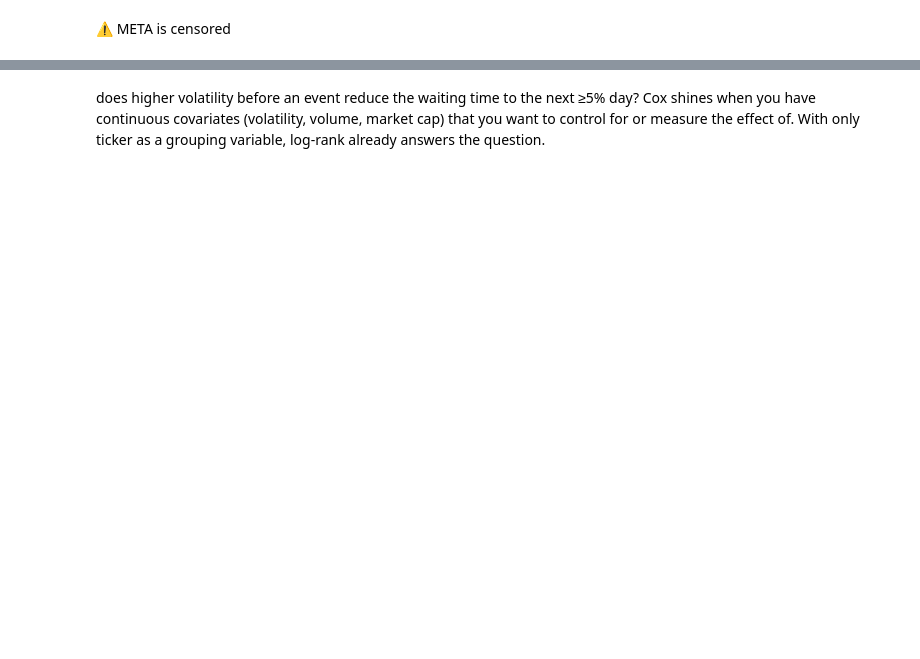
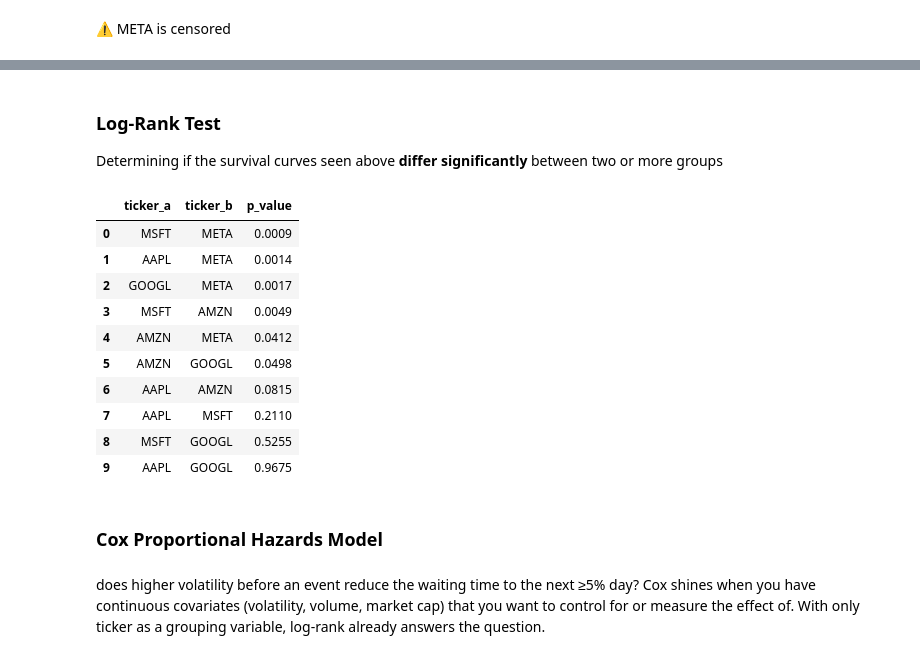
Before and after one commit to giddygarcia/stock-price-forecasting, a Jupyter notebook: StockPredictions.ipynb, the cells around one changed output, grey strips where cells are left out. Cells and saved outputs as stored; diff of their text form; code cells hidden in the pictures; blank space fills up the shorter version.

```diff
--- a/StockPredictions.ipynb
+++ b/StockPredictions.ipynb
@@ -889,2 +887,54 @@ GOOGL vs META — p=0.0020 *
+# %% [markdown]
+### Log-Rank Test
+
+Determining if the survival curves seen above **differ significantly** between two or more groups
+# %%
+logrank_rows = []
+
+for ticker_a, ticker_b in combinations(tickers, 2):
+    a = survival_df[survival_df["ticker"] == ticker_a]
+    b = survival_df[survival_df["ticker"] == ticker_b]
+
+    results = logrank_test(
+        a["duration"],
+        b["duration"],
+        event_observed_A=a["event_observed"],
+        event_observed_B=b["event_observed"],
+    )
+
+    logrank_rows.append(
+        {
+            "ticker_a": ticker_a,
+            "ticker_b": ticker_b,
+            "p_value": round(results.p_value, 4),
+        }
+    )
+
+logrank_df = pd.DataFrame(logrank_rows)
+
+logrank_df_sorted = logrank_df.sort_values("p_value").reset_index(drop=True)
+
+logrank_df_sorted.style.map(
+    lambda val: f"color: {logo_palette.get(val, '')}", subset=["ticker_a", "ticker_b"]
+).map(
+    lambda val: "color: green; font-weight: 500" if val < 0.05 else "",
+    subset=["p_value"],
+).format(
+    {"p_value": "{:.4f}"}
+)
+# %% [output]
+|  | ticker_a | ticker_b | p_value |
+| 0 | MSFT | META | 0.0009 |
+| 1 | AAPL | META | 0.0014 |
+| 2 | GOOGL | META | 0.0017 |
+| 3 | MSFT | AMZN | 0.0049 |
+| 4 | AMZN | META | 0.0412 |
+| 5 | AMZN | GOOGL | 0.0498 |
+| 6 | AAPL | AMZN | 0.0815 |
+| 7 | AAPL | MSFT | 0.2110 |
+| 8 | MSFT | GOOGL | 0.5255 |
+| 9 | AAPL | GOOGL | 0.9675 |
+# %% [markdown]
+### Cox Proportional Hazards Model
 # %% [markdown]
 does higher volatility before an event reduce the waiting time to the next ≥5% day? Cox shines when you have continuous covariates (volatility, volume, market cap) that you want to control for or measure the effect of. With only ticker as a grouping variable, log-rank already answers the question.
```
Also changed, not shown: parts of 12 cells of this notebook.
